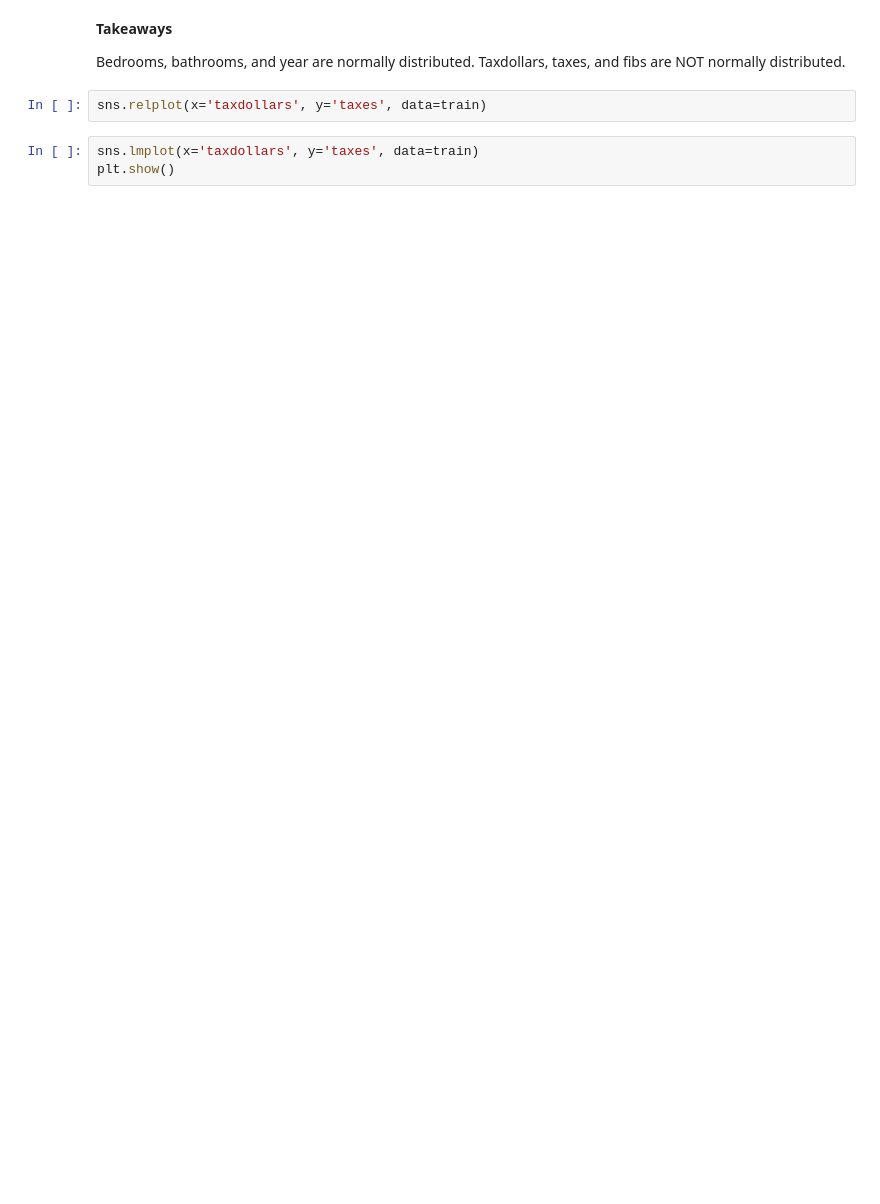
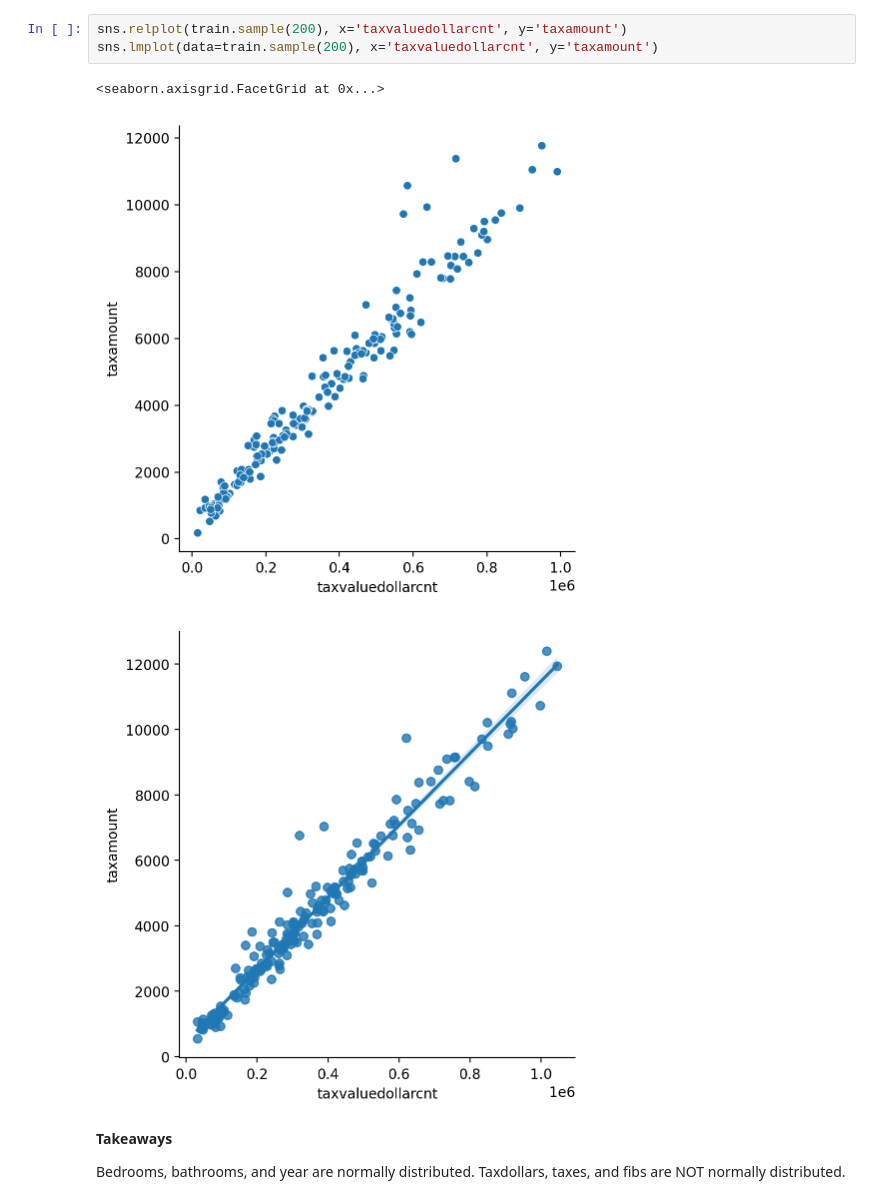
Before and after one commit to jacobpanyathong1/regression-exercises, a Jupyter notebook: explore.ipynb, the cells around one changed output. Drawn from its saved outputs; the diff is of its cells as text; blank space fills up the shorter version.

```diff
--- a/explore.ipynb
+++ b/explore.ipynb
@@ -28,10 +153,12 @@ IndexError: too many indices for array: array is 0-dimensional, but 1 were index
+# %%
+sns.relplot(train.sample(200), x='taxvaluedollarcnt', y='taxamount')
+sns.lmplot(data=train.sample(200), x='taxvaluedollarcnt', y='taxamount')
+# %% [output]
+<seaborn.axisgrid.FacetGrid at 0x...>
+[figure, added]
+[figure, added]
 # %% [markdown]
 **Takeaways**
 
 Bedrooms, bathrooms, and year are normally distributed.
 Taxdollars, taxes, and fibs are NOT normally distributed.
-# %%
-sns.relplot(x='taxdollars', y='taxes', data=train)
-# %%
-sns.lmplot(x='taxdollars', y='taxes', data=train)
-plt.show()
```
Also changed, not shown: parts of 24 cells of this notebook.
